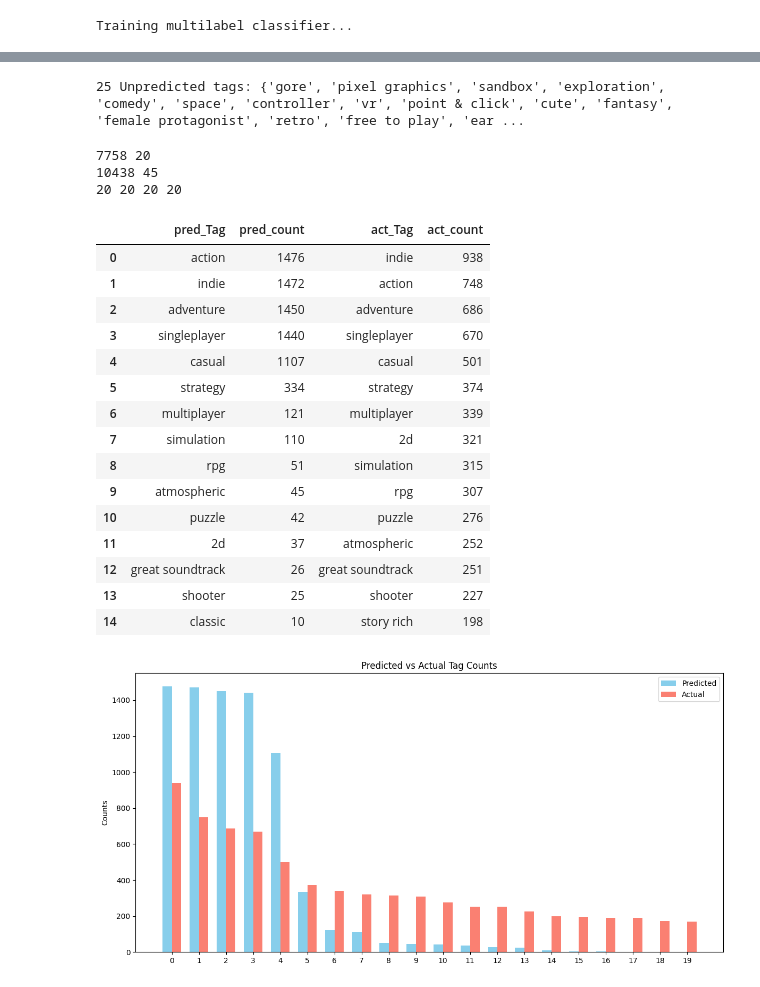
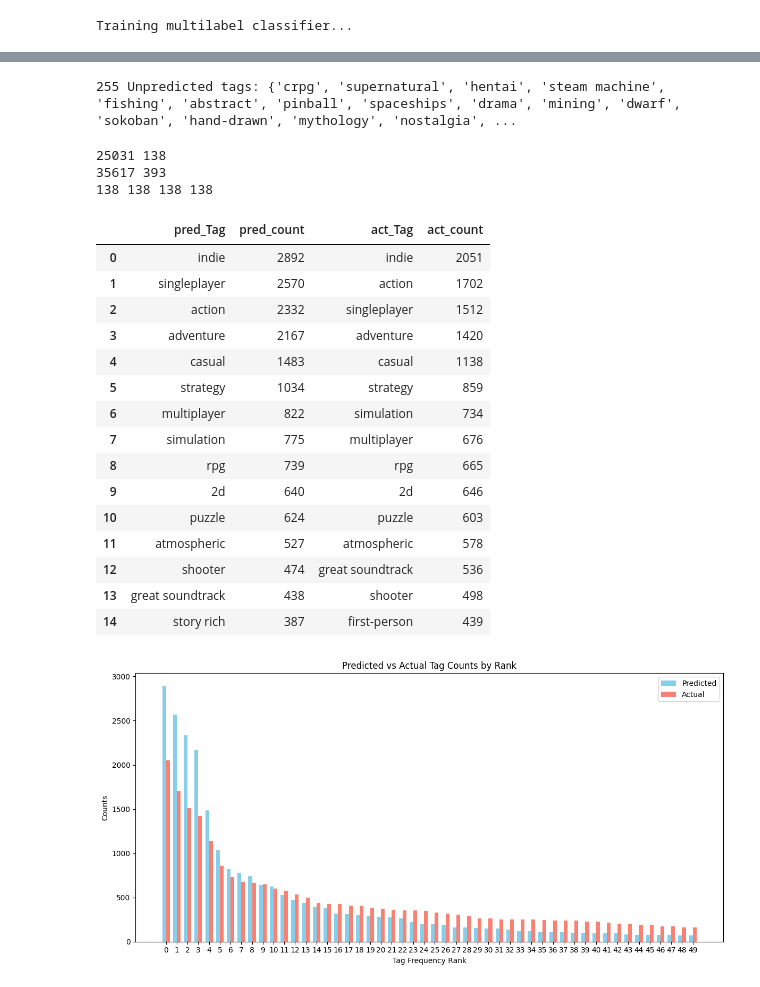
Before and after one commit to JorisVlaar/NLP_Project_Group_36, a Jupyter notebook: project2.ipynb, the cells around one changed output, grey strips where cells are left out. Cells and saved outputs as stored; diff of their text form; code cells hidden in the pictures.

```diff
--- a/project2.ipynb
+++ b/project2.ipynb
@@ -56,9 +56,31 @@ def filter_rare_tags_by_game(filterDF, tagCountsDF, min_count=1, max_count=7000)
     tags_df['tags'] = tags_df['tags'].apply(lambda lst: [tag for tag in lst if tag in allowed_tags])
 
     # Drop games with no tags left
-    tags_df = tags_df[tags_df['tags'].str.len() > 0].reset_index(drop=True)
+    tags_df = tags_df[tags_df['tags'].str.len() > 0]
 
     return tags_df
+# %%
+excludedTags = [
+    "Software", "Utilities", "Design & Illustration", "Photo Editing",
+    "Education", "Game Development", "Programming", "Software Training",
+    "Web Publishing", "Video Production", "Audio Production", "Tutorial",
+    "Coding", "Hardware", "360 Video"
+]
+def exclude_tags(df, excludedTags):
+
+    excludedTags = [t.lower() for t in excludedTags]
+
+    exclude_set = set(excludedTags)
+    df_filtered = df.copy()
+
+    df_filtered['tags'] = df_filtered['tags'].apply(
+        lambda lst: [tag for tag in lst if tag not in exclude_set]
+    )
+
+    # Drop games with no tags left
+    df_filtered = df_filtered[df_filtered['tags'].str.len() > 0]
+
+    return df_filtered
 # %%
 # -----------------------------
 # 2. Aggregate reviews per game (only games with tags available)
@@ -198,7 +220,8 @@ if reembed:
 else:
     data = np.load("game_review_embeddings--all-mpnet-base-v2--NoCompound.npy")
 # %%
-game_reviews_filtered = filter_rare_tags_by_game(game_reviews, tagCountsDF, min_count=500, max_count=7000)
+game_reviews_filtered = filter_rare_tags_by_game(game_reviews, tagCountsDF, min_count=1, max_count=7000)
+game_reviews_filtered = exclude_tags(game_reviews_filtered, excludedTags)
 
 game_reviews_filtered = game_reviews_filtered[game_reviews_filtered['tags'].map(bool)]
 
@@ -235,7 +268,7 @@ Encoding tags to multilabel format...
 # -----------------------------
 print("Splitting data into train and test sets...")
 X_train, X_test, y_train, y_test, train_ids, test_ids, train_names, test_names = train_test_split(
-    filtered_embeddings, y, game_reviews_filtered['app_id'], game_reviews_filtered['app_name'], test_size=0.15, random_state=42
+    filtered_embeddings, y, game_reviews_filtered['app_id'], game_reviews_filtered['app_name'], test_size=0.33, random_state=42
 )
 
 print(X_train.shape, y_train.shape, X_test.shape, y_test.shape)
@@ -496,7 +579,7 @@ def find_unpredicted_tags(top_n_pred_tags, actual_tags):
 unpredicted_tags = find_unpredicted_tags(top_n_pred_tags, actual_tags)
 print(f"{len(unpredicted_tags)} Unpredicted tags:", unpredicted_tags)
 # %% [output]
-25 Unpredicted tags: {'gore', 'pixel graphics', 'sandbox', 'exploration', 'comedy', 'space', 'controller', 'vr', 'point & click', 'cute', 'fantasy', 'female protagonist', 'retro', 'free to play', 'ear ...
+255 Unpredicted tags: {'crpg', 'supernatural', 'hentai', 'steam machine', 'fishing', 'abstract', 'pinball', 'spaceships', 'drama', 'mining', 'dwarf', 'sokoban', 'hand-drawn', 'mythology', 'nostalgia', ...
 # %%
 
 def find_top_x(li, x=10, print_output=True):
@@ -532,54 +615,55 @@ df_compare = pd.DataFrame({
 
 df_compare.head(15)
 # %% [output]
-7758 20
-10438 45
-20 20 20 20
+25031 138
+35617 393
+138 138 138 138
 |  | pred_Tag | pred_count | act_Tag | act_count |
-| 0 | action | 1476 | indie | 938 |
-| 1 | indie | 1472 | action | 748 |
-| 2 | adventure | 1450 | adventure | 686 |
-| 3 | singleplayer | 1440 | singleplayer | 670 |
-| 4 | casual | 1107 | casual | 501 |
-| 5 | strategy | 334 | strategy | 374 |
-| 6 | multiplayer | 121 | multiplayer | 339 |
-| 7 | simulation | 110 | 2d | 321 |
-| 8 | rpg | 51 | simulation | 315 |
-| 9 | atmospheric | 45 | rpg | 307 |
-| 10 | puzzle | 42 | puzzle | 276 |
-| 11 | 2d | 37 | atmospheric | 252 |
-| 12 | great soundtrack | 26 | great soundtrack | 251 |
-| 13 | shooter | 25 | shooter | 227 |
-| 14 | classic | 10 | story rich | 198 |
+| 0 | indie | 2892 | indie | 2051 |
+| 1 | singleplayer | 2570 | action | 1702 |
+| 2 | action | 2332 | singleplayer | 1512 |
+| 3 | adventure | 2167 | adventure | 1420 |
+| 4 | casual | 1483 | casual | 1138 |
+| 5 | strategy | 1034 | strategy | 859 |
+| 6 | multiplayer | 822 | simulation | 734 |
+| 7 | simulation | 775 | multiplayer | 676 |
+| 8 | rpg | 739 | rpg | 665 |
+| 9 | 2d | 640 | 2d | 646 |
+| 10 | puzzle | 624 | puzzle | 603 |
+| 11 | atmospheric | 527 | atmospheric | 578 |
+| 12 | shooter | 474 | great soundtrack | 536 |
+| 13 | great soundtrack | 438 | shooter | 498 |
+| 14 | story rich | 387 | first-person | 439 |
 # %%
 
 def countHistogram(df_compare:pd.DataFrame, top=35, labels=True):
     top_n = top
     df_top = df_compare.head(top_n)
 
     x = np.arange(top_n)  # positions for each tag
     width = 0.35          # width of bars
 
     fig, ax = plt.subplots(figsize=(12,6))
 
     # Bars
     ax.bar(x - width/2, df_top['pred_count'], width, label='Predicted', color='skyblue')
     ax.bar(x + width/2, df_top['act_count'], width, label='Actual', color='salmon')
 
     # Labels
     ax.set_ylabel('Counts')
-    ax.set_title('Predicted vs Actual Tag Counts')
+    ax.set_xlabel('Tag Frequency Rank')
+    ax.set_title('Predicted vs Actual Tag Counts by Rank')
     ax.set_xticks(x)
     if labels:
         ax.set_xticklabels(df_top['pred_Tag'], rotation=45, ha='right')
     ax.legend()
 
     plt.tight_layout()
     plt.show()
 
-countHistogram(df_compare, top=min(np.unique(np.concatenate(top_n_pred_tags)).size, 30),labels=False)
+countHistogram(df_compare, top=min(np.unique(np.concatenate(top_n_pred_tags)).size, 50),labels=False)
 # %% [output]
-[figure, old version]
+[figure, new version]
 # %%
 # Make a mapping from predicted tags to their counts
 pred_map = dict(zip(top_pred[0], top_pred[1]))
```
Also changed, not shown: parts of 10 cells of this notebook, 3 other files.
